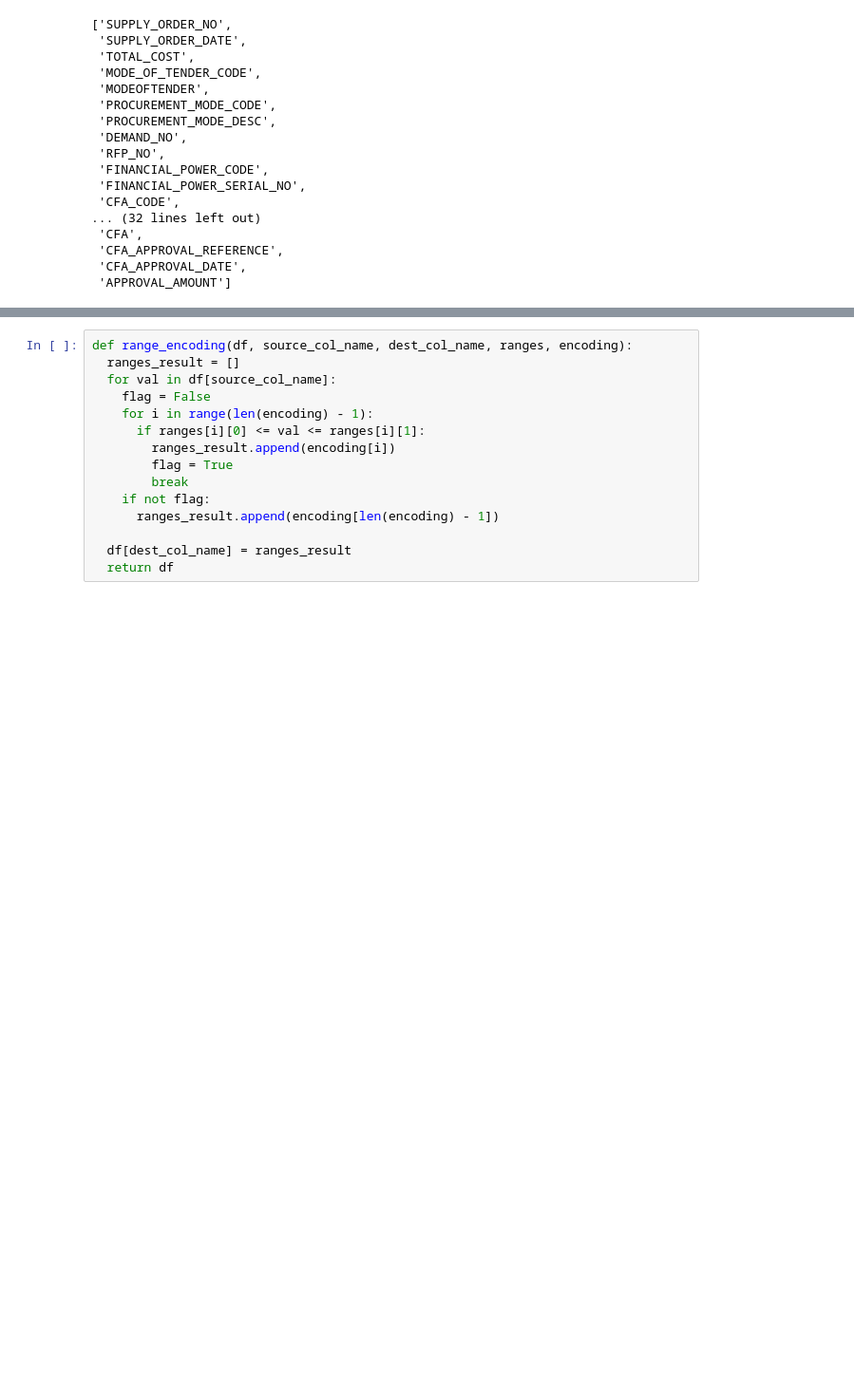
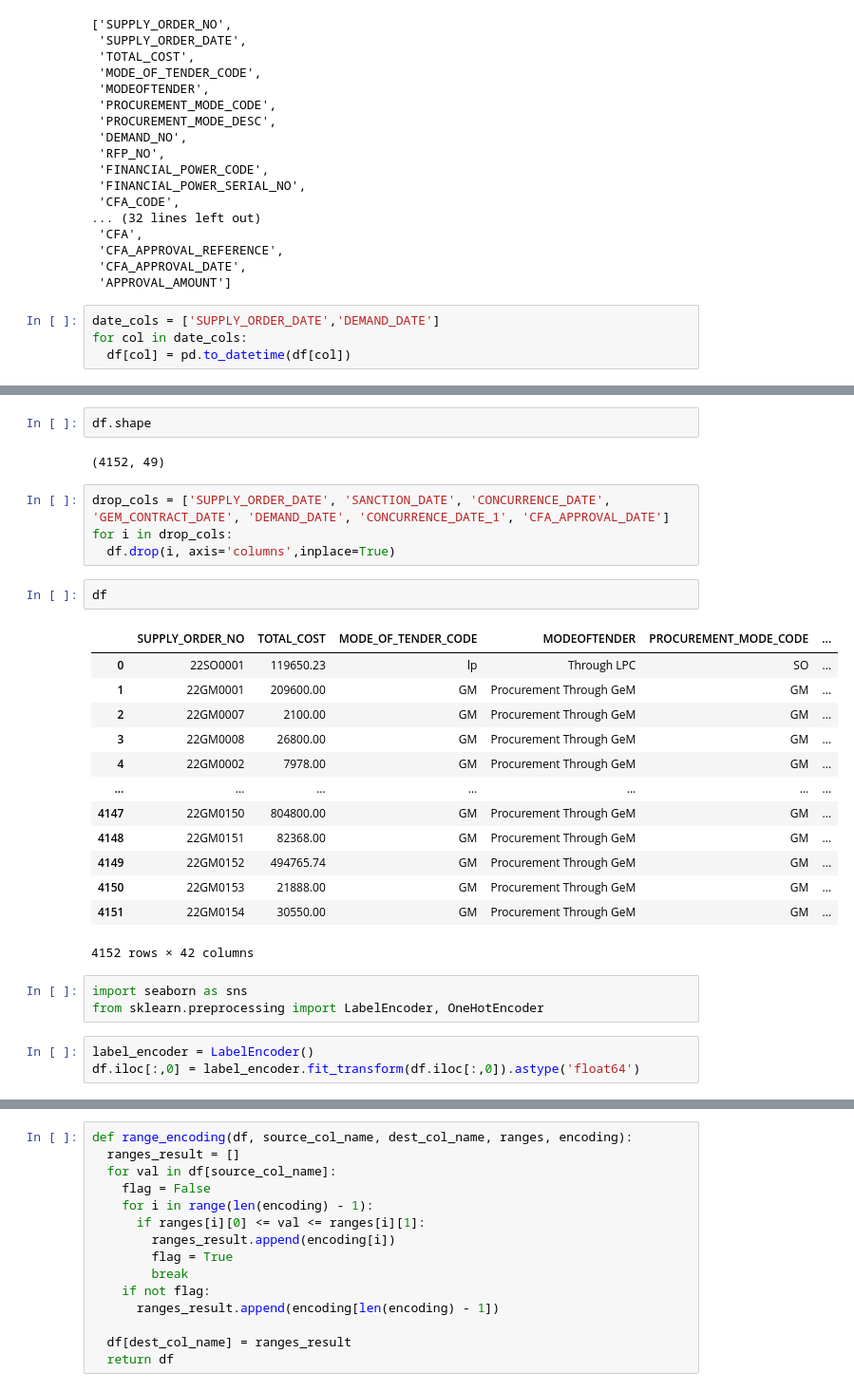
Before and after one commit to koushal2001/Procurement_Timeframe, a Jupyter notebook: BE_Project.ipynb, the cells around one changed output, grey strips where cells are left out. Shown at 95% size. Cells and saved outputs as stored; diff of their text form; blank space fills up the shorter version.

```diff
--- a/BE_Project.ipynb
+++ b/BE_Project.ipynb
@@ -63,3 +41,7 @@ cols
  'CFA_APPROVAL_REFERENCE',
  'CFA_APPROVAL_DATE',
  'APPROVAL_AMOUNT']
+# %%
+date_cols = ['SUPPLY_ORDER_DATE','DEMAND_DATE']
+for col in date_cols:
+  df[col] = pd.to_datetime(df[col])
@@ -65,0 +64,30 @@ cols
+# %%
+df.shape
+# %% [output]
+(4152, 49)
+# %%
+drop_cols = ['SUPPLY_ORDER_DATE', 'SANCTION_DATE', 'CONCURRENCE_DATE', 'GEM_CONTRACT_DATE', 'DEMAND_DATE', 'CONCURRENCE_DATE_1', 'CFA_APPROVAL_DATE']
+for i in drop_cols:
+  df.drop(i, axis='columns',inplace=True)
+# %%
+df
+# %% [output]
+|  | SUPPLY_ORDER_NO | TOTAL_COST | MODE_OF_TENDER_CODE | MODEOFTENDER | PROCUREMENT_MODE_CODE | ... |
+| 0 | 22SO0001 | 119650.23 | lp | Through LPC | SO | ... |
+| 1 | 22GM0001 | 209600.00 | GM | Procurement Through GeM | GM | ... |
+| 2 | 22GM0007 | 2100.00 | GM | Procurement Through GeM | GM | ... |
+| 3 | 22GM0008 | 26800.00 | GM | Procurement Through GeM | GM | ... |
+| 4 | 22GM0002 | 7978.00 | GM | Procurement Through GeM | GM | ... |
+| ... | ... | ... | ... | ... | ... | ... |
+| 4147 | 22GM0150 | 804800.00 | GM | Procurement Through GeM | GM | ... |
+| 4148 | 22GM0151 | 82368.00 | GM | Procurement Through GeM | GM | ... |
+| 4149 | 22GM0152 | 494765.74 | GM | Procurement Through GeM | GM | ... |
+| 4150 | 22GM0153 | 21888.00 | GM | Procurement Through GeM | GM | ... |
+| 4151 | 22GM0154 | 30550.00 | GM | Procurement Through GeM | GM | ... |
+4152 rows × 42 columns
+# %%
+import seaborn as sns
+from sklearn.preprocessing import LabelEncoder, OneHotEncoder
+# %%
+label_encoder = LabelEncoder()
+df.iloc[:,0] = label_encoder.fit_transform(df.iloc[:,0]).astype('float64')
```
Also changed, not shown: parts of 84 cells of this notebook.
